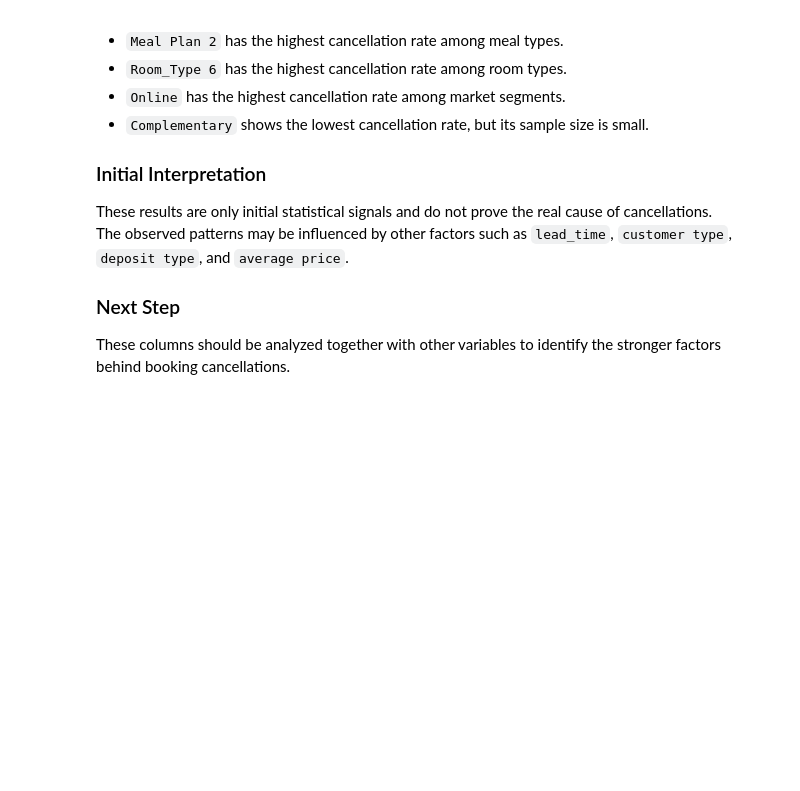
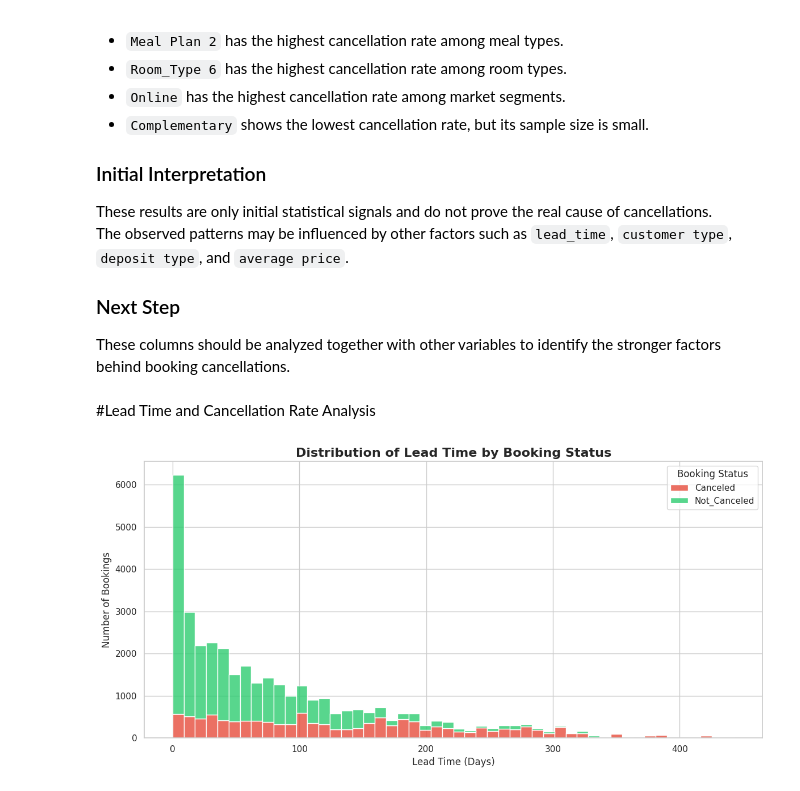
Before and after one commit to Ali13fffff/hotel-booking-cancellation-analysis, a Jupyter notebook: 🏨Hotel_booking_EDA.ipynb, the cells around one changed output. Drawn from its saved outputs; the diff is of its cells as text; code cells hidden in the pictures; blank space fills up the shorter version.

```diff
--- a/🏨Hotel_booking_EDA.ipynb
+++ b/🏨Hotel_booking_EDA.ipynb
@@ -534,3 +534,31 @@ The observed patterns may be influenced by other factors such as `lead_time`, `c
 
 ### Next Step
 These columns should be analyzed together with other variables to identify the stronger factors behind booking cancellations.
+# %% [markdown]
+#Lead Time and Cancellation Rate Analysis
+# %%
+
+sns.set_theme(style="whitegrid")
+
+plt.figure(figsize=(12, 6))
+
+
+ax = sns.histplot(
+    data=df,
+    x="lead time",
+    hue="booking status",
+    multiple="stack",
+    palette={"Not_Canceled": "#2ecc71", "Canceled": "#e74c3c"},
+    bins=50,
+    edgecolor="white",
+    alpha=0.8
+)
+
+plt.title("Distribution of Lead Time by Booking Status", fontsize=16, fontweight='bold')
+plt.xlabel("Lead Time (Days)", fontsize=12)
+plt.ylabel("Number of Bookings", fontsize=12)
+plt.legend(title="Booking Status", labels=["Canceled", "Not_Canceled"])
+plt.tight_layout()
+plt.show()
+# %% [output]
+[figure, added]
```
Also changed, not shown: parts of 3 cells of this notebook.
